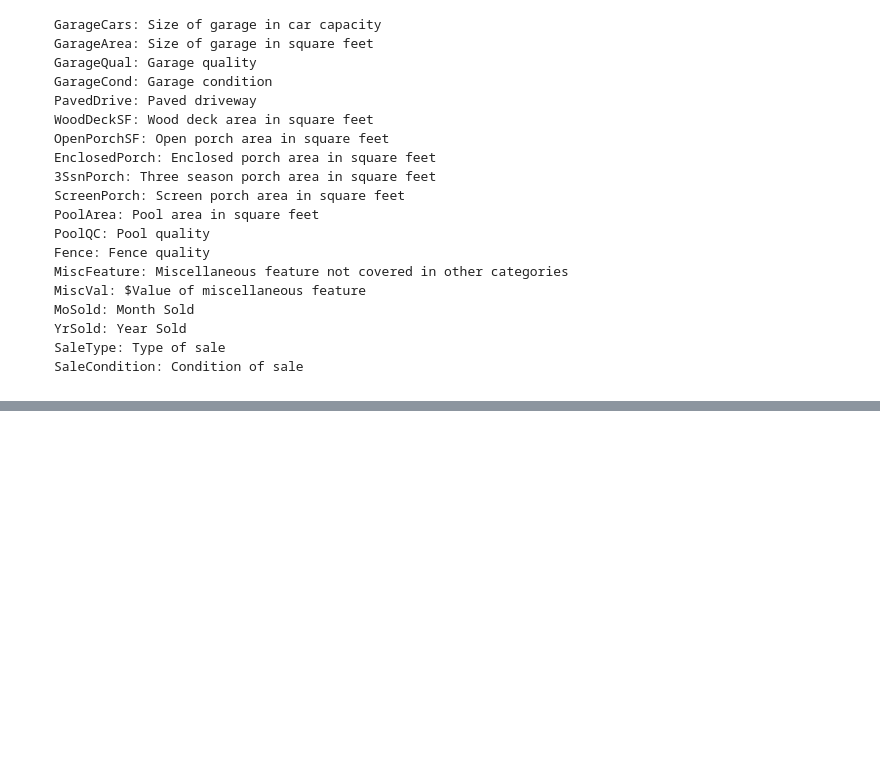
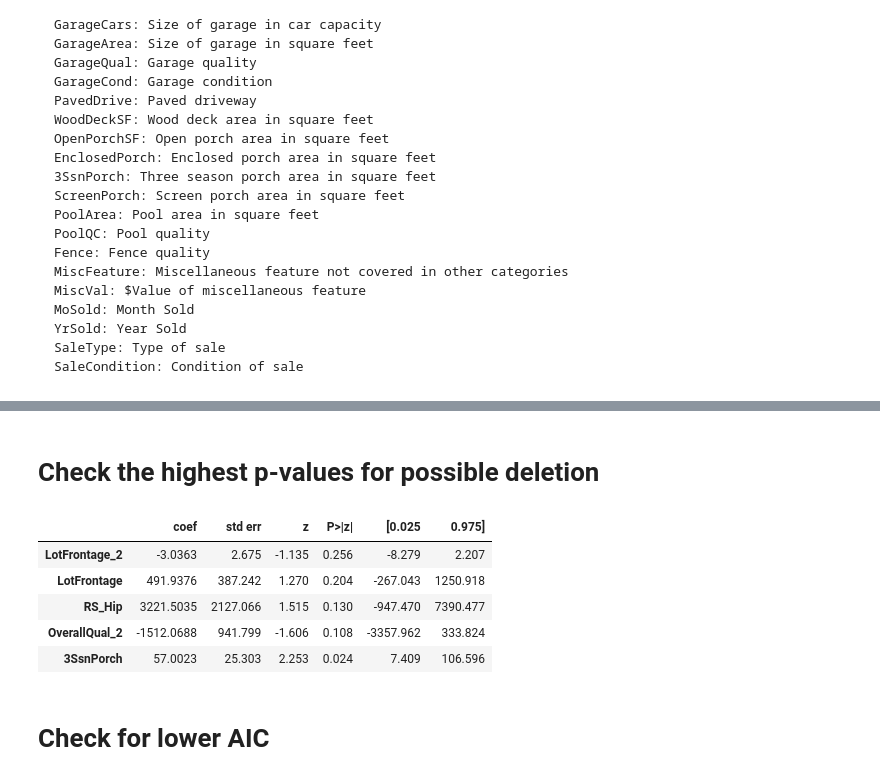
Before and after one commit to cb-ds-1/m3-3-engineering-regression, a Jupyter notebook: workshop.ipynb, the cells around one changed output, grey strips where cells are left out. Cells and saved outputs as stored; diff of their text form; code cells hidden in the pictures; blank space fills up the shorter version.

```diff
--- a/workshop.ipynb
+++ b/workshop.ipynb
@@ -716,0 +874,16 @@ Here are the features you can use (or engineer into new features!) for your `X`
+# %% [markdown]
+# Check the highest p-values for possible deletion
+# %%
+results_summary = est.summary()
+results_as_html = results_summary.tables[1].as_html()
+df_coef = pd.read_html(results_as_html, header=0, index_col=0)[0]
+df_coef.sort_values('P>|z|',ascending=False).head(5)
+# %% [output]
+|  | coef | std err | z | P>|z| | [0.025 | 0.975] |
+| LotFrontage_2 | -3.0363 | 2.675 | -1.135 | 0.256 | -8.279 | 2.207 |
+| LotFrontage | 491.9376 | 387.242 | 1.270 | 0.204 | -267.043 | 1250.918 |
+| RS_Hip | 3221.5035 | 2127.066 | 1.515 | 0.130 | -947.470 | 7390.477 |
+| OverallQual_2 | -1512.0688 | 941.799 | -1.606 | 0.108 | -3357.962 | 333.824 |
+| 3SsnPorch | 57.0023 | 25.303 | 2.253 | 0.024 | 7.409 | 106.596 |
+# %% [markdown]
+# Check for lower AIC
```
Also changed, not shown: parts of 9 cells of this notebook.
